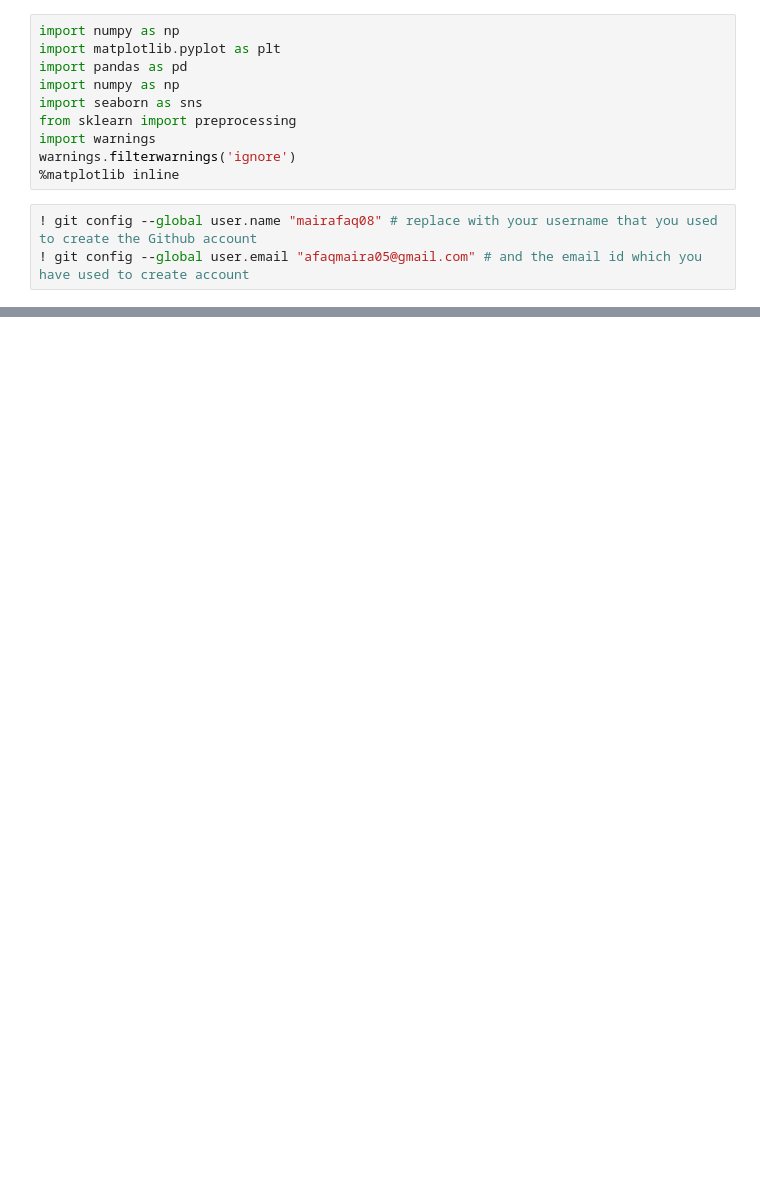
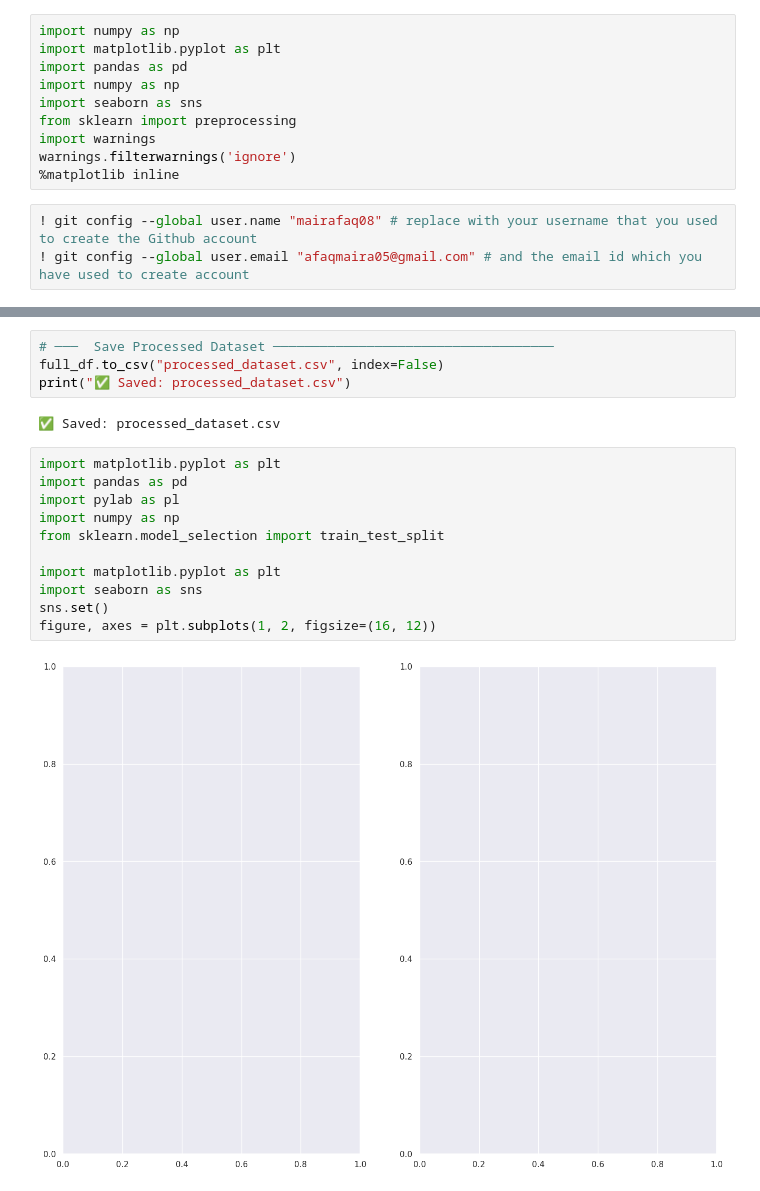
Before and after one commit to mairafaq08/assessment, a Jupyter notebook: model_train.ipynb, the cells around one changed output, grey strips where cells are left out. Cells and saved outputs as stored; diff of their text form; blank space fills up the shorter version.

Commit message:
multiple models tried, tested and fixed

```diff
--- a/model_train.ipynb
+++ b/model_train.ipynb
@@ -15,0 +580,19 @@ warnings.filterwarnings('ignore')
+# %%
+# ───  Save Processed Dataset ────────────────────────────────────
+full_df.to_csv("processed_dataset.csv", index=False)
+print("✅ Saved: processed_dataset.csv")
+# %% [output]
+✅ Saved: processed_dataset.csv
+# %%
+import matplotlib.pyplot as plt
+import pandas as pd
+import pylab as pl
+import numpy as np
+from sklearn.model_selection import train_test_split
+
+import matplotlib.pyplot as plt
+import seaborn as sns
+sns.set()
+figure, axes = plt.subplots(1, 2, figsize=(16, 12))
+# %% [output]
+[figure, added]
```
Also changed, not shown: parts of 63 cells of this notebook.
